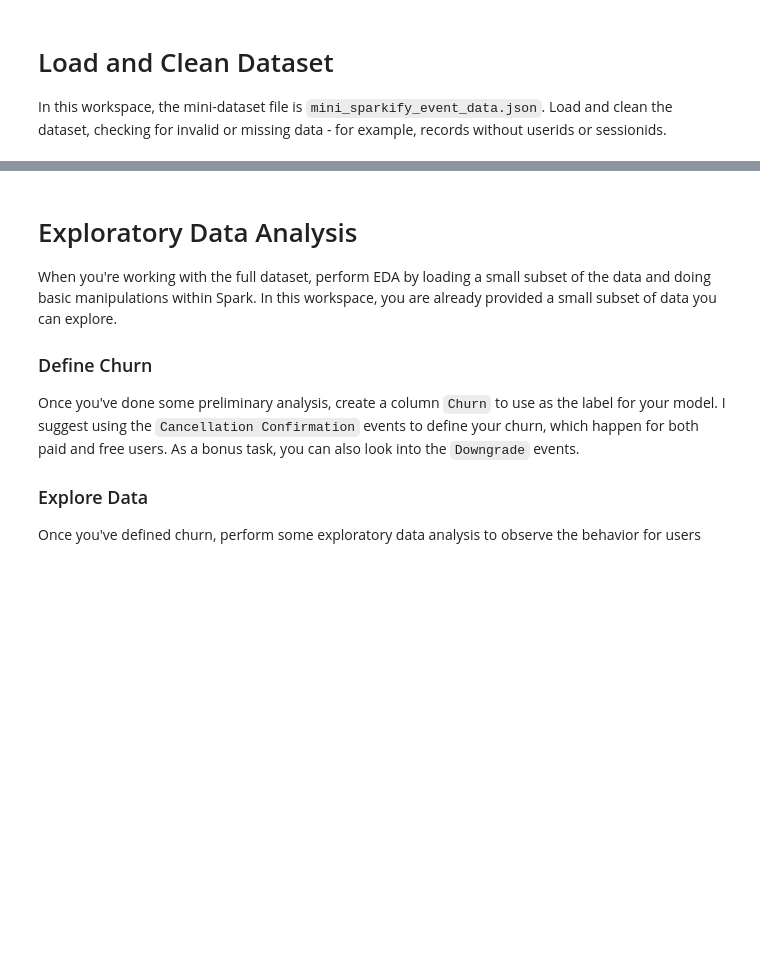
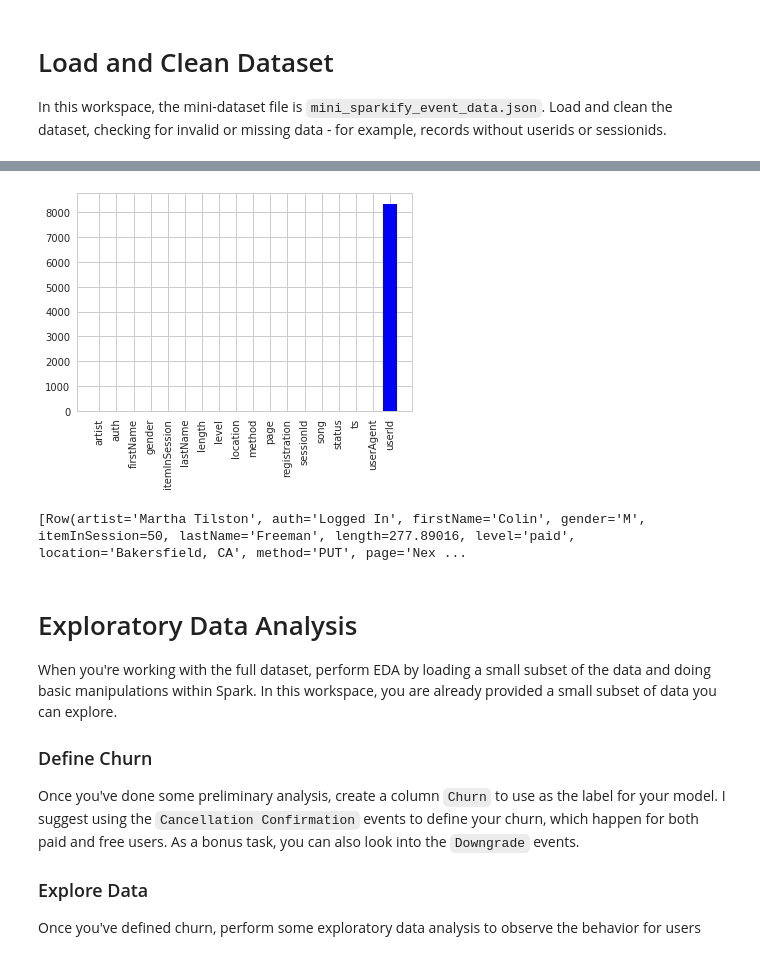
Before and after one commit to hider-toula/Sparkify, a Jupyter notebook: Sparkify.ipynb, the cells around one changed output, grey strips where cells are left out. Cells and saved outputs as stored; diff of their text form; code cells hidden in the pictures; blank space fills up the shorter version.

```diff
--- a/Sparkify.ipynb
+++ b/Sparkify.ipynb
@@ -41,0 +139,6 @@ In this workspace, the mini-dataset file is `mini_sparkify_event_data.json`. Loa
+# %%
+plt.bar(list(empty_values.keys()), empty_values.values(), color='b')
+plt.xticks(rotation =90)
+plt.show()
+# %% [output]
+[figure, added]
@@ -42,3 +150,7 @@ In this workspace, the mini-dataset file is `mini_sparkify_event_data.json`. Loa
+# %%
+df.take(1)
+# %% [output]
+[Row(artist='Martha Tilston', auth='Logged In', firstName='Colin', gender='M', itemInSession=50, lastName='Freeman', length=277.89016, level='paid', location='Bakersfield, CA', method='PUT', page='Nex ...
 # %% [markdown]
 # Exploratory Data Analysis
 When you're working with the full dataset, perform EDA by loading a small subset of the data and doing basic manipulations within Spark. In this workspace, you are already provided a small subset of data you can explore.
```
Also changed, not shown: parts of 119 cells of this notebook, 1 other file.
